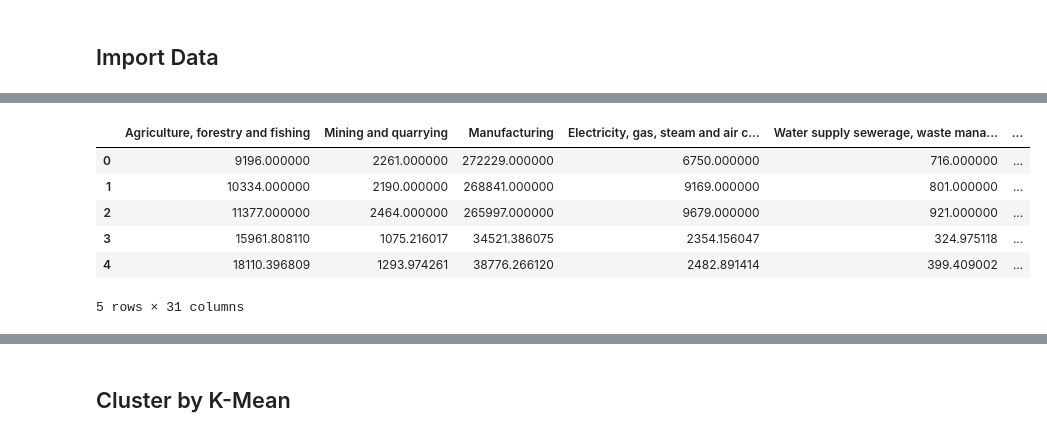
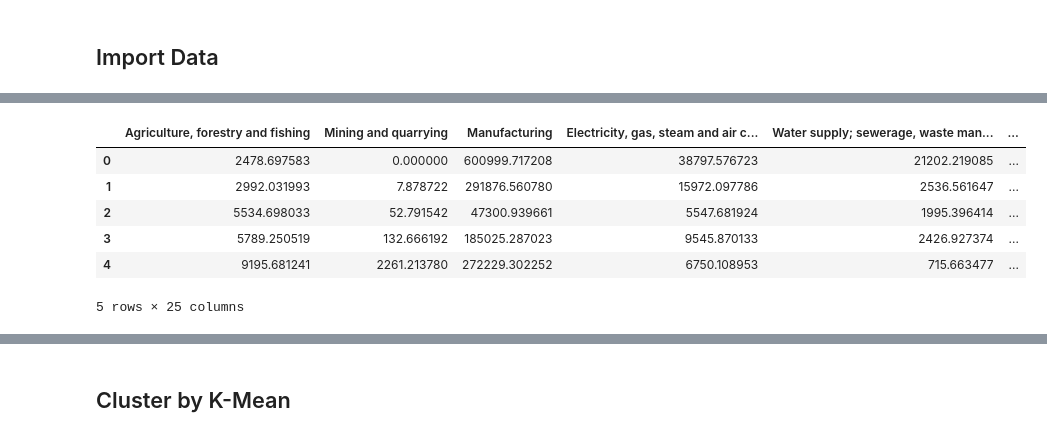
Before and after one commit to pant411/final_stat_pant, a Jupyter notebook: part2_clustering.ipynb, the cells around one changed output, grey strips where cells are left out. Saved outputs shown, nothing was run; the diff lists cells and outputs as text; code cells hidden in the pictures.

```diff
--- a/part2_clustering.ipynb
+++ b/part2_clustering.ipynb
@@ -20,6 +20,6 @@ from sklearn import metrics
 # %% [markdown]
 ## Import Data
 # %%
-df = pd.read_excel('process_data/GPP_6210501001_real.xlsx',sheet_name="ForCluster") #ตัวอย่าง
+df = pd.read_excel('process_data/part2_data.xlsx',sheet_name="before") #ตัวอย่าง
 df.head()
 # %% [output]
@@ -38,14 +38,14 @@ sns.heatmap(df.isnull(), yticklabels=False, cbar=False, cmap='viridis')
 # %%
-df2 = df.drop(["Province","Year"],axis=1)
+df2 = df.drop(["Province","Province_year","Year"],axis=1)
 df2.head()
 # %% [output]
-|  | Agriculture, forestry and fishing | Mining and quarrying | Manufacturing | Electricity, gas, steam and air c... | Water supply sewerage, waste mana... | ... |
-| 0 | 9196.000000 | 2261.000000 | 272229.000000 | 6750.000000 | 716.000000 | ... |
-| 1 | 10334.000000 | 2190.000000 | 268841.000000 | 9169.000000 | 801.000000 | ... |
-| 2 | 11377.000000 | 2464.000000 | 265997.000000 | 9679.000000 | 921.000000 | ... |
-| 3 | 15961.808110 | 1075.216017 | 34521.386075 | 2354.156047 | 324.975118 | ... |
-| 4 | 18110.396809 | 1293.974261 | 38776.266120 | 2482.891414 | 399.409002 | ... |
+|  | Agriculture, forestry and fishing | Mining and quarrying | Manufacturing | Electricity, gas, steam and air c... | Water supply; sewerage, waste man... | ... |
+| 0 | 2478.697583 | 0.000000 | 600999.717208 | 38797.576723 | 21202.219085 | ... |
+| 1 | 2992.031993 | 7.878722 | 291876.560780 | 15972.097786 | 2536.561647 | ... |
+| 2 | 5534.698033 | 52.791542 | 47300.939661 | 5547.681924 | 1995.396414 | ... |
+| 3 | 5789.250519 | 132.666192 | 185025.287023 | 9545.870133 | 2426.927374 | ... |
+| 4 | 9195.681241 | 2261.213780 | 272229.302252 | 6750.108953 | 715.663477 | ... |
-5 rows × 31 columns
+5 rows × 25 columns
 # %%
 df2.describe()
 # %% [output]
```
Also changed, not shown: parts of 15 cells of this notebook, 5 other files.
